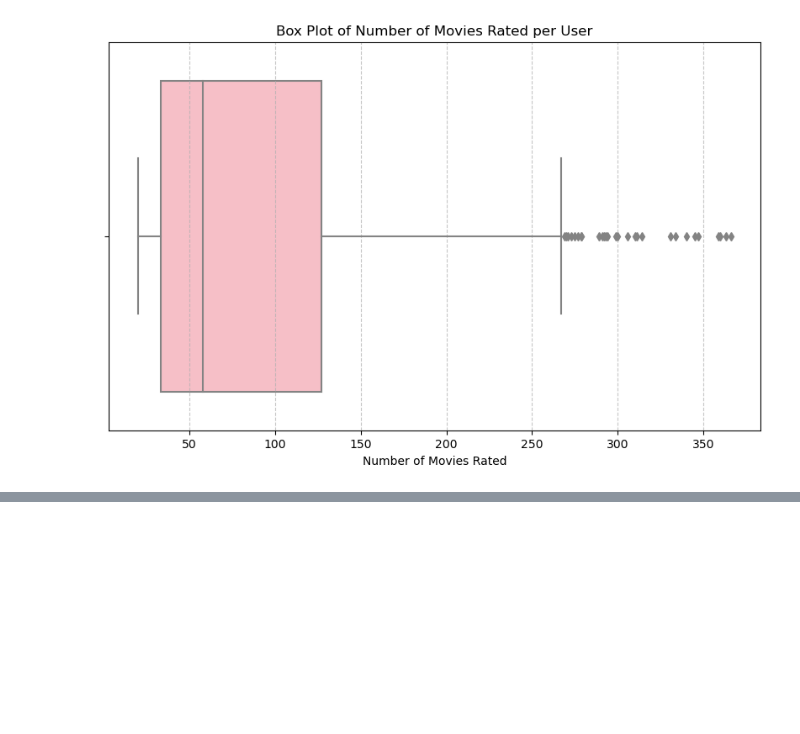
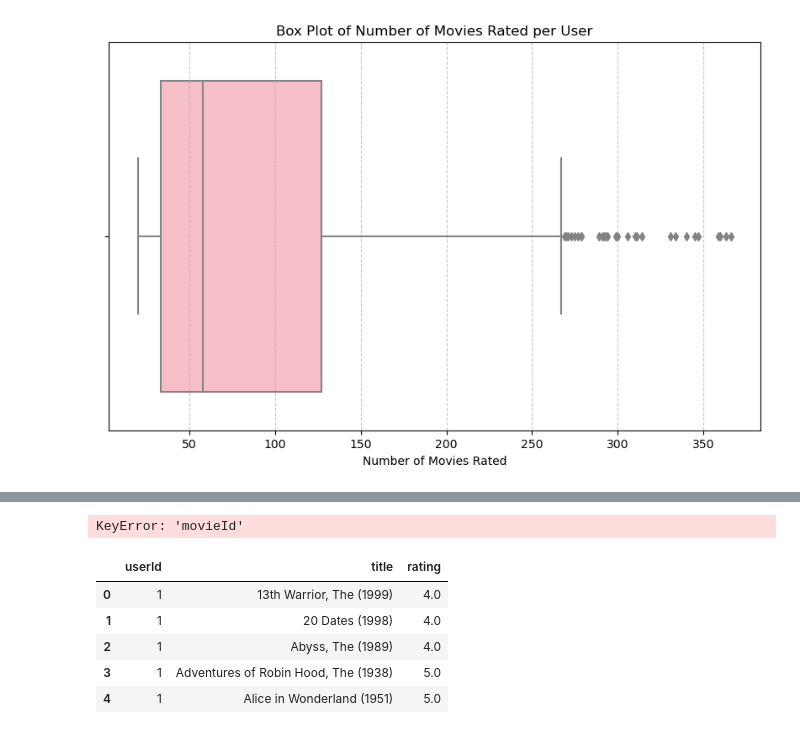
Before and after one commit to khushi-04/movie-recommender, a Jupyter notebook: main.ipynb, the cells around one changed output, grey strips where cells are left out. Cells and saved outputs as stored; diff of their text form; code cells hidden in the pictures; blank space fills up the shorter version.

```diff
--- a/main.ipynb
+++ b/main.ipynb
@@ -176,12 +179,29 @@ plt.show()
 # %%
-df_movies_and_ratings = df_movie_ratings[['title', 'ratings']]
+# df_movies_and_ratings = df_movie_ratings[['movieId', 'rating']]
 
-ratings_per_movie = df_movies_and_ratings['title'].value_counts().reset_index()
+# ratings_per_movie = df_movies_and_ratings['movieId'].value_counts().reset_index()
 
-movies_per_user.columns = ['Movie Title', 'Number of Ratings']
+# movies_per_user.columns = ['Movie Title', 'Number of Ratings']
 
-movies_per_user = movies_per_user.sort_values(by='title')
+# movies_per_user = movies_per_user.sort_values(by='movieId')
 
-df_movie_ratings_grouped = df_movie_ratings.groupby('title')['ratings'].mean()
+# df_movie_ratings_grouped = df_movie_ratings.groupby('movieId')['ratings'].mean()
 
-df_movie_ratings_grouped
+# df_movie_ratings_grouped
+# %% [output]
+KeyError: 'movieId'
+# %%
+user_ratings = df_movie_ratings[["userId", "title", "rating"]]
+
+user_ratings = user_ratings.sort_values(by='userId')
+
+user_ratings = user_ratings.groupby(['userId', 'title']).rating.mean().reset_index()
+
+user_ratings.head()
+# %% [output]
+|  | userId | title | rating |
+| 0 | 1 | 13th Warrior, The (1999) | 4.0 |
+| 1 | 1 | 20 Dates (1998) | 4.0 |
+| 2 | 1 | Abyss, The (1989) | 4.0 |
+| 3 | 1 | Adventures of Robin Hood, The (1938) | 5.0 |
+| 4 | 1 | Alice in Wonderland (1951) | 5.0 |
```
Also changed, not shown: parts of 6 cells of this notebook.
